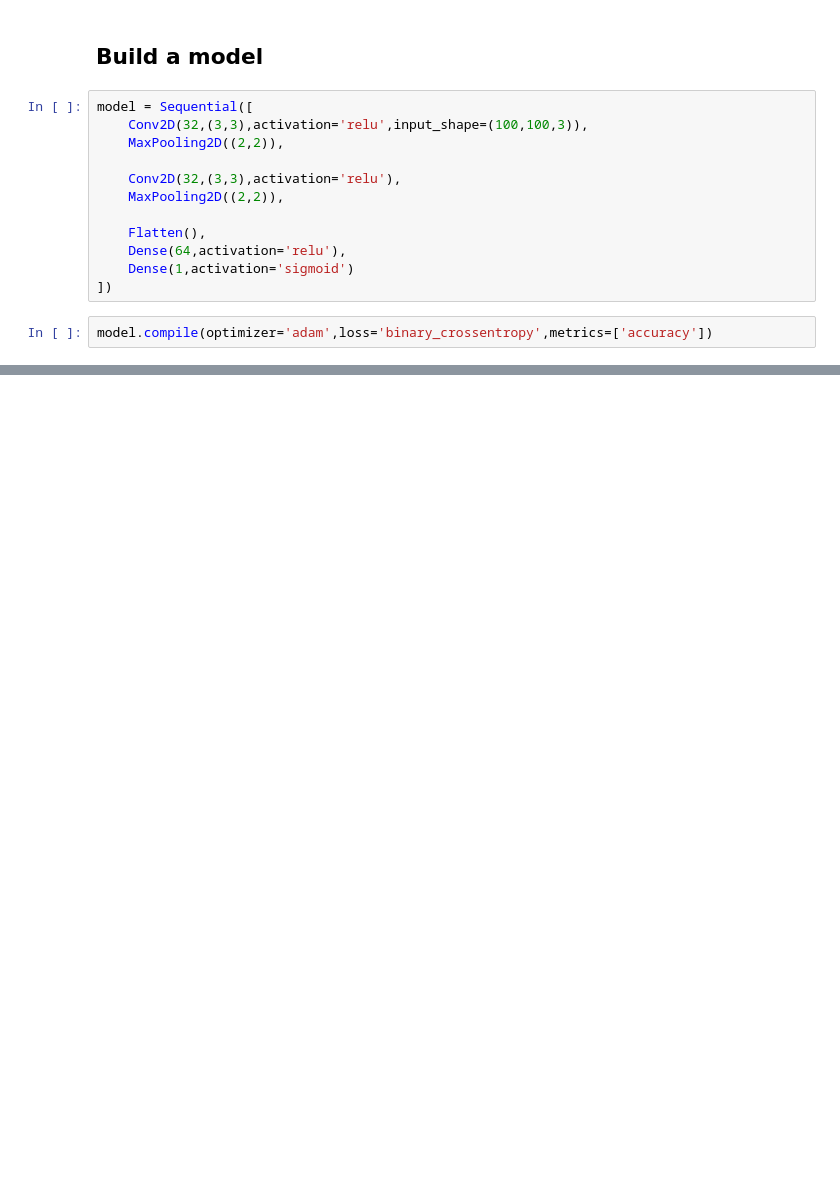
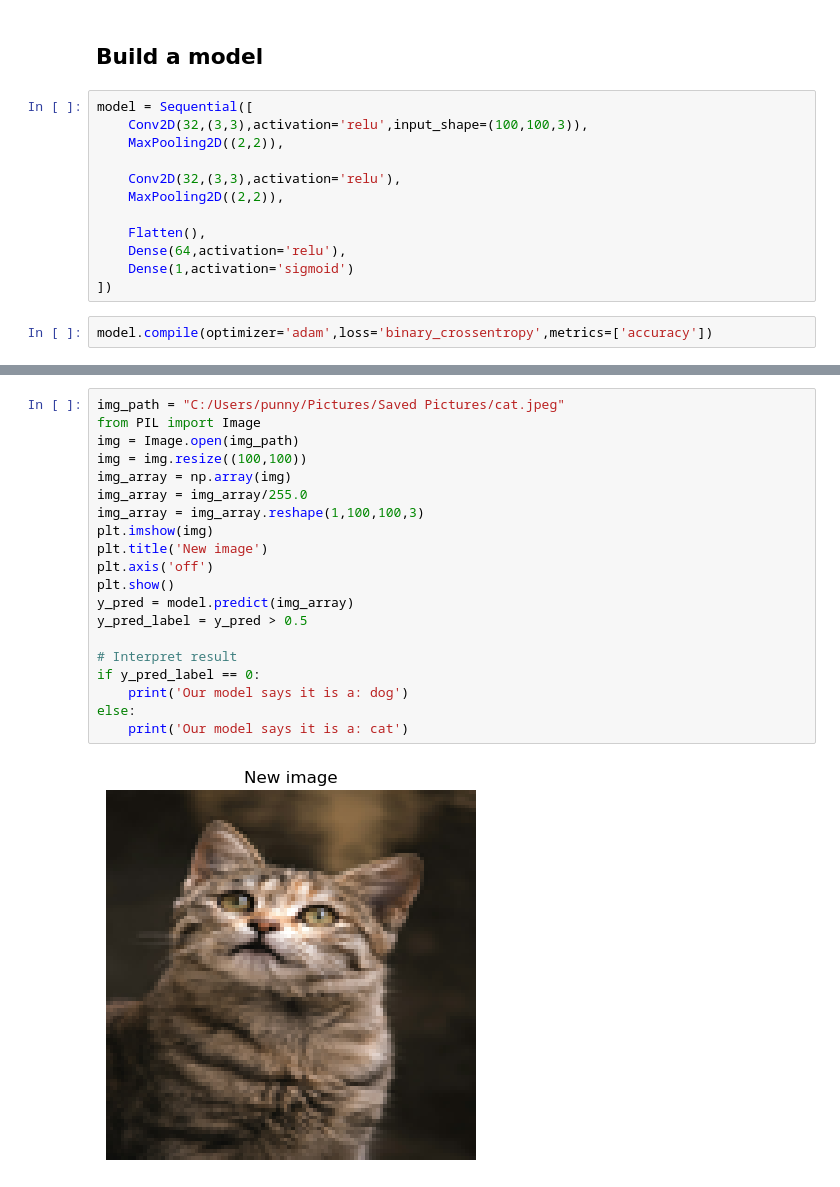
Before and after one commit to Punnyapradeep-k/CNN, a Jupyter notebook: Dog and Cat classification.ipynb, the cells around one changed output, grey strips where cells are left out. Saved outputs shown, nothing was run; the diff lists cells and outputs as text; blank space fills up the shorter version.

```diff
--- a/Dog and Cat classification.ipynb
+++ b/Dog and Cat classification.ipynb
@@ -115 +115,23 @@ print('Our model says it is a :',pred)
 Our model says it is a : cat
+# %%
+img_path = "C:/Users/punny/Pictures/Saved Pictures/cat.jpeg"
+from PIL import Image
+img = Image.open(img_path)
+img = img.resize((100,100))
+img_array = np.array(img)
+img_array = img_array/255.0
+img_array = img_array.reshape(1,100,100,3)
+plt.imshow(img)
+plt.title('New image')
+plt.axis('off')
+plt.show()
+y_pred = model.predict(img_array)
+y_pred_label = y_pred > 0.5
+
+# Interpret result
+if y_pred_label == 0:
+    print('Our model says it is a: dog')
+else:
+    print('Our model says it is a: cat')
+# %% [output]
+[figure, added]
```
Also changed, not shown: parts of 8 cells of this notebook.
